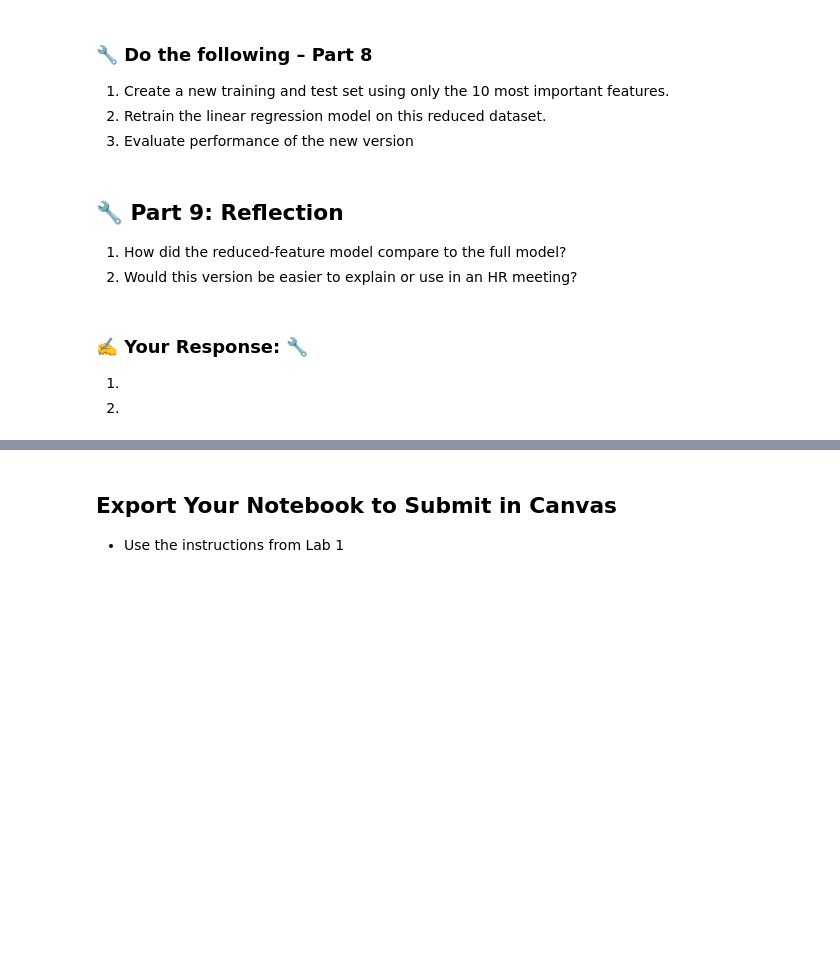
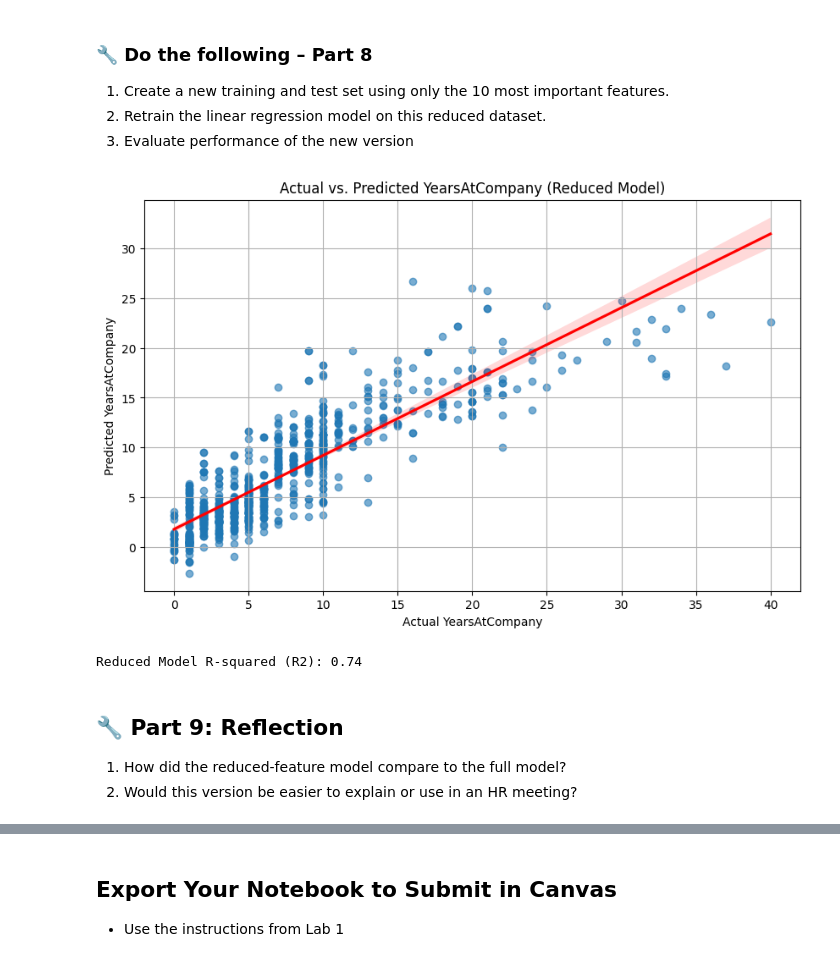
Before and after one commit to jsherwood2/IS-4487, a Jupyter notebook: Labs/lab_11_regression.ipynb, the cells around one changed output, grey strips where cells are left out. Saved outputs shown, nothing was run; the diff lists cells and outputs as text; code cells hidden in the pictures; blank space fills up the shorter version.

```diff
--- a/Labs/lab_11_regression.ipynb
+++ b/Labs/lab_11_regression.ipynb
@@ -382,22 +389,36 @@ dtype: float64
 3. Evaluate performance of the new version
 # %%
 # 🔧 Step 1: Identify the top 10 most important features using absolute value of regression coefficients
+top_cols = top_features.index.tolist()
 
 # 🔧 Step 2: Create new versions of X_train and X_test with only those top features
+X_train_reduced = X_train[top_cols]
+X_test_reduced = X_test[top_cols]
 
 # 🔧 Step 3: Initialize and fit a new Regression model on the reduced feature set
+reduced_model = LinearRegression()
+reduced_model.fit(X_train_reduced, y_train)
 
 # 🔧 Step 4: Use the new model to predict on the test set
+y_pred_reduced = reduced_model.predict(X_test_reduced)
 
 # 🔧 Step 5: Create a chart to visualize the new model
+plt.figure(figsize=(10, 6))
+sns.regplot(x=y_test, y=y_pred_reduced, scatter_kws={'alpha':0.6}, line_kws={'color': 'red'})
+plt.xlabel('Actual YearsAtCompany')
+plt.ylabel('Predicted YearsAtCompany')
+plt.title('Actual vs. Predicted YearsAtCompany (Reduced Model)')
+plt.grid(True)
+plt.show()
 
 # 🔧 Step 6: Evaluate the reduced model using R-squared
+r2_reduced = r2_score(y_test, y_pred_reduced)
+print(f"Reduced Model R-squared (R2): {r2_reduced:.2f}")
+# %% [output]
+[figure, added]
+Reduced Model R-squared (R2): 0.74
 # %% [markdown]
 ## 🔧 Part 9: Reflection
 
 1. How did the reduced-feature model compare to the full model?
 2. Would this version be easier to explain or use in an HR meeting?
-# %% [markdown]
-### ✍️ Your Response: 🔧
-1.
-2.
```
Also changed, not shown: parts of 12 cells of this notebook.
